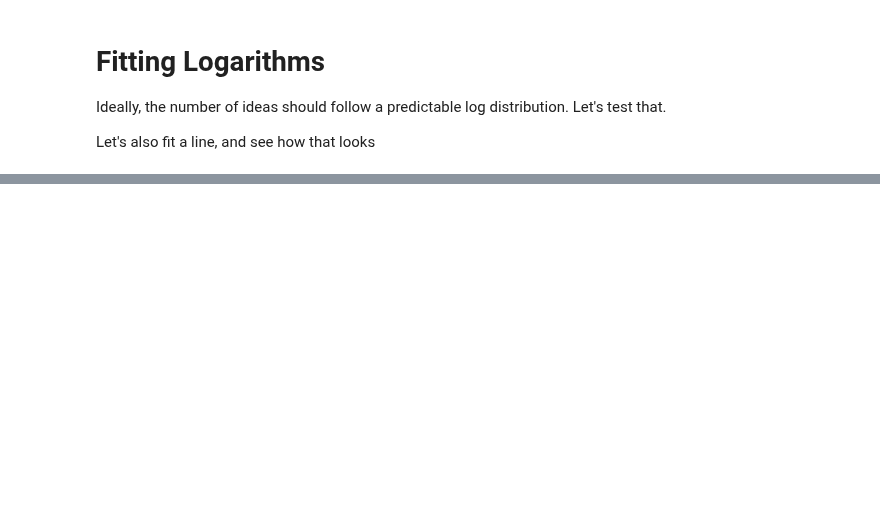
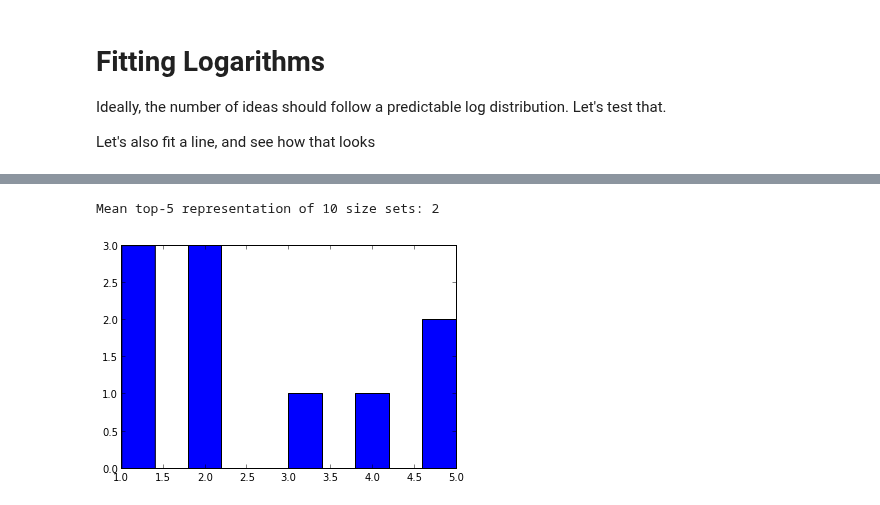
Before and after one commit to filkry/crowbrain, a Jupyter notebook: exps/000_pilot1_analysis.ipynb, the cells around one changed output, grey strips where cells are left out. Cells and saved outputs as stored; diff of their text form; code cells hidden in the pictures; blank space fills up the shorter version.

```diff
--- a/exps/000_pilot1_analysis.ipynb
+++ b/exps/000_pilot1_analysis.ipynb
@@ -304,0 +338,5 @@ Mean log distance: 5.570004   Mean line distance: 2.172619
+# %%
+print_top_n_representation_for_batch(5, 10)
+# %% [output]
+Mean top-5 representation of 10 size sets: 2
+[figure, added]
```
Also changed, not shown: parts of 23 cells of this notebook.
